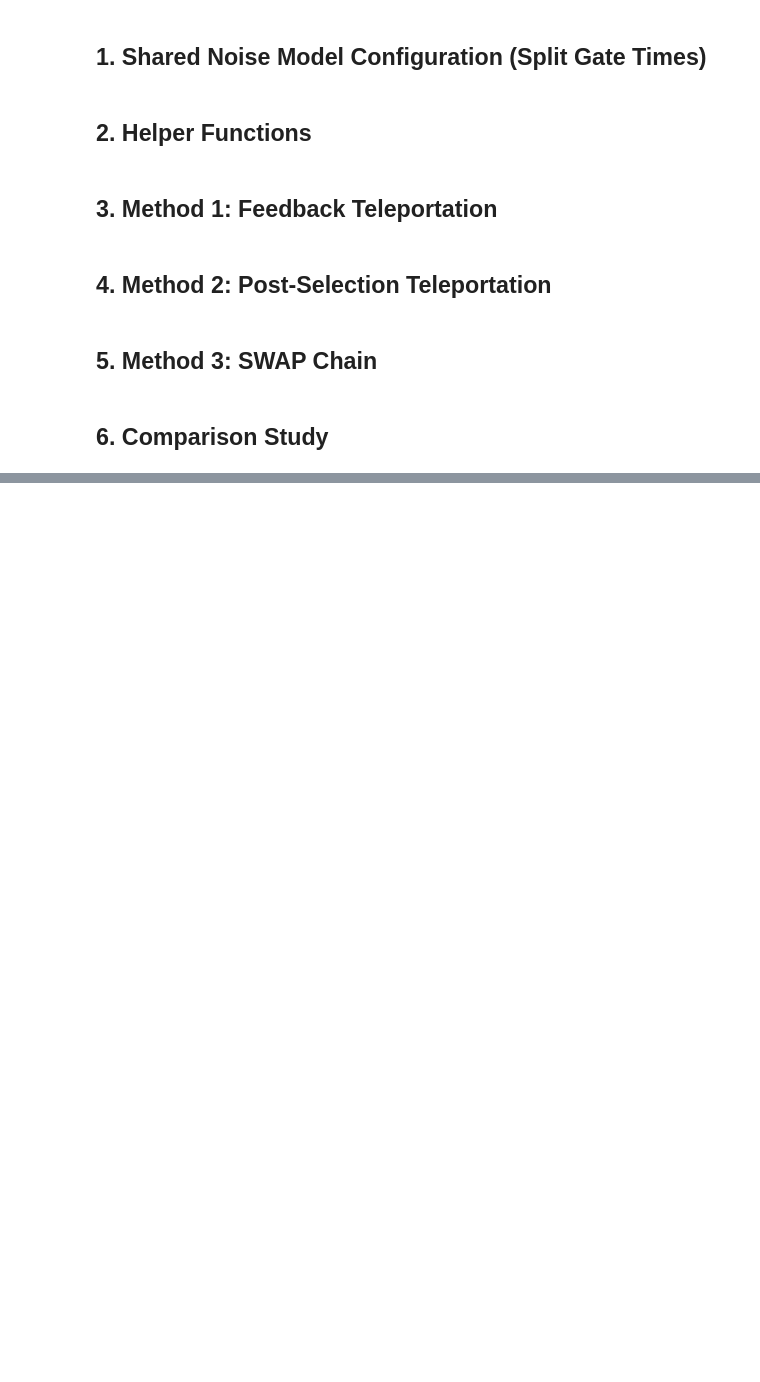
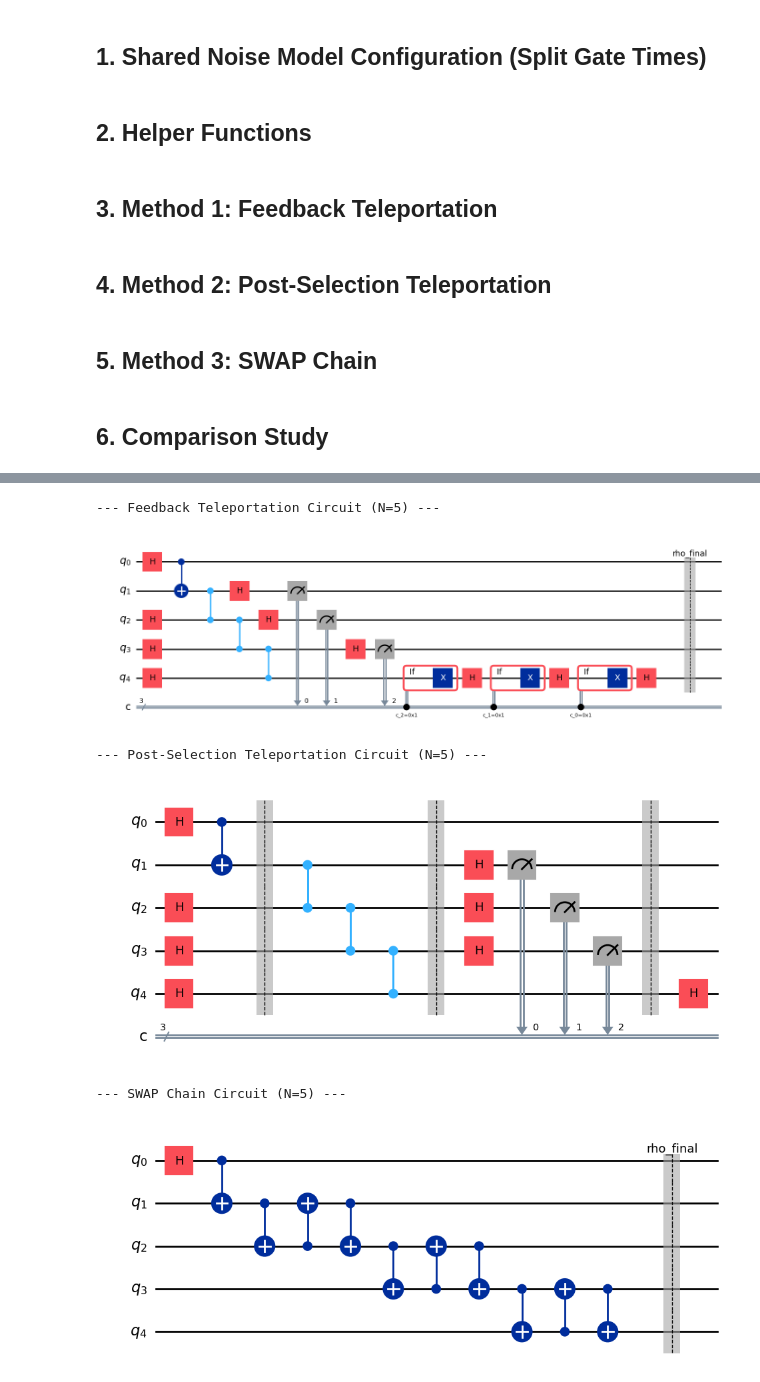
Before and after one commit to cqqqq01-source/Quantum_Teleportation_1d_chain_simulation, a Jupyter notebook: comparison_plot_split_gates.ipynb, the cells around one changed output, grey strips where cells are left out. Cells and saved outputs as stored; diff of their text form; code cells hidden in the pictures; blank space fills up the shorter version.

```diff
--- a/comparison_plot_split_gates.ipynb
+++ b/comparison_plot_split_gates.ipynb
@@ -322,0 +327,59 @@ plt.show()
+# %%
+## 7. Circuit Visualizations (N=5)
+# This section visualizes the circuit structure for each of the three methods with N=5 qubits.
+
+import matplotlib.pyplot as plt
+
+def draw_circuits_n5():
+    n = 5
+
+    # 1. Feedback Teleportation Circuit
+    print(f"--- Feedback Teleportation Circuit (N={n}) ---")
+    circ_feedback = build_feedback_circuit(n)
+    display(circ_feedback.draw('mpl'))
+
+    # 2. Post-Selection Teleportation Circuit (Conceptual)
+    # The simulation code for post-selection evolves density matrices manually.
+    # Here we rebuild the equivalent circuit structure for visualization.
+    print(f"\n--- Post-Selection Teleportation Circuit (N={n}) ---")
+    circ_post = QuantumCircuit(n, n-2)
+
+    # Init
+    circ_post.h(0)
+    circ_post.cx(0, 1)
+    for q in range(2, n):
+        circ_post.h(q)
+    circ_post.barrier()
+
+    # CZ Chain
+    for q in range(1, n - 1):
+        circ_post.cz(q, q + 1)
+    circ_post.barrier()
+
+    # Measurement (X basis)
+    for idx, q in enumerate(range(1, n - 1)):
+        circ_post.h(q)
+        circ_post.measure(q, idx)
+    circ_post.barrier()
+
+    # Structural Corrections (if needed based on N)
+    target = n - 1
+    num_measurements = n - 2
+    if num_measurements % 2 == 1:
+        circ_post.h(target)
+
+    display(circ_post.draw('mpl'))
+
+    # 3. SWAP Chain Circuit
+    print(f"\n--- SWAP Chain Circuit (N={n}) ---")
+    circ_swap = build_swap_circuit(n)
+    display(circ_swap.draw('mpl'))
+
+draw_circuits_n5()
+# %% [output]
+--- Feedback Teleportation Circuit (N=5) ---
+[figure, added]
+--- Post-Selection Teleportation Circuit (N=5) ---
+[figure, added]
+--- SWAP Chain Circuit (N=5) ---
+[figure, added]
```
Also changed, not shown: parts of 3 cells of this notebook.
